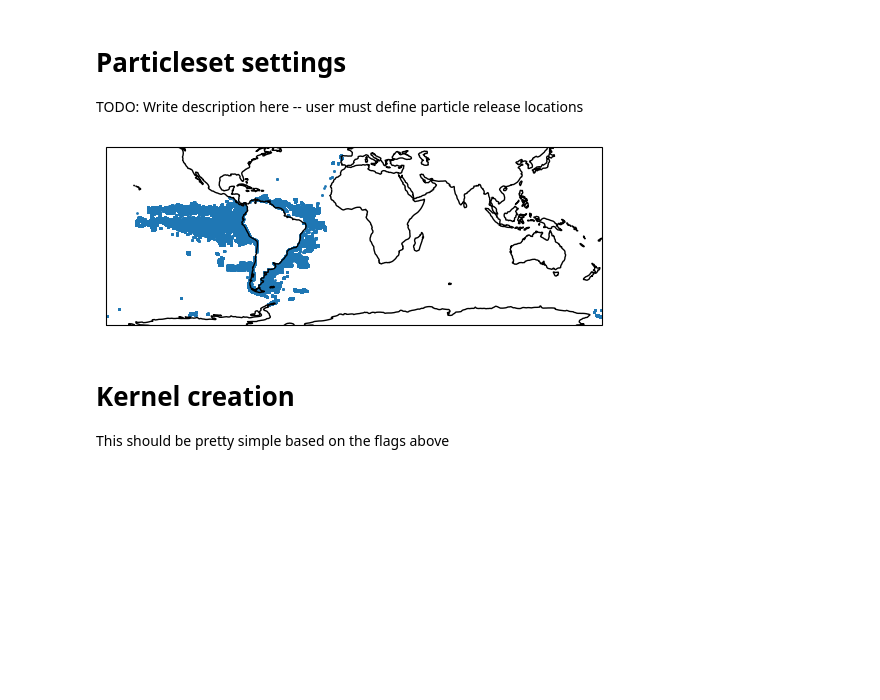
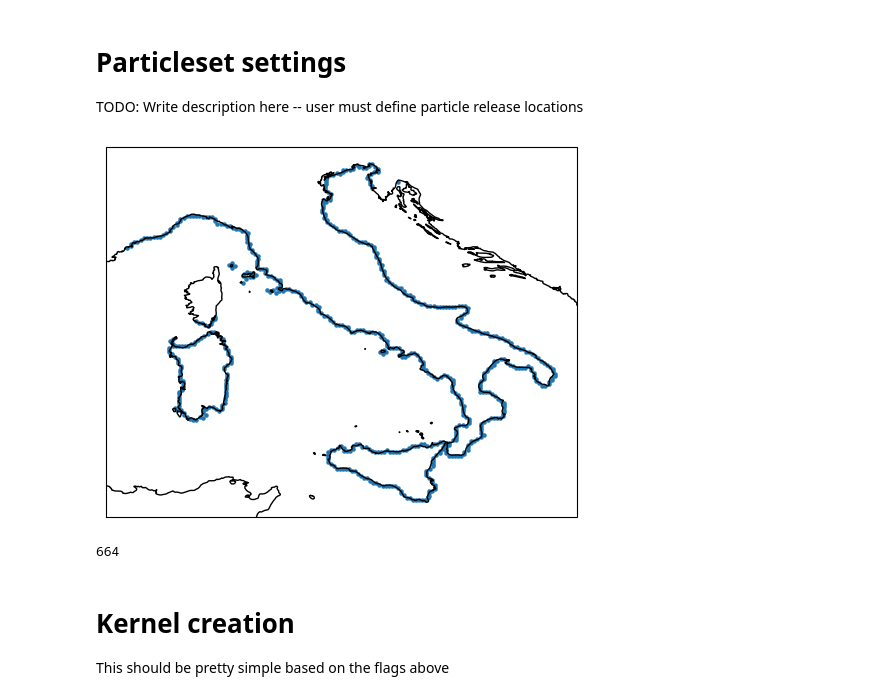
Before and after one commit to fanqi203/plasticparcels, a Jupyter notebook: src/trajectory/testing_release_locations.ipynb, the cells around one changed output. Saved outputs shown, nothing was run; the diff lists cells and outputs as text; code cells hidden in the pictures; blank space fills up the shorter version.

```diff
--- a/src/trajectory/testing_release_locations.ipynb
+++ b/src/trajectory/testing_release_locations.ipynb
@@ -100,6 +96,7 @@ def create_particleset_from_file(fieldset, particle_settings):
         particle_locations = particle_locations[particle_locations['Economic status'] == particle_settings['economicstatus']]
 
     particle_locations = particle_locations.groupby(['Longitude', 'Latitude'])[release_quantity_name].agg('sum').reset_index()
+    particle_locations = particle_locations[particle_locations[release_quantity_name]>0]
 
     depths = None
     times = None
@@ -211,15 +208,16 @@ array(['Africa', 'Antarctica', 'Asia', 'Europe', 'North America',
 TODO: Write description here -- user must define particle release locations
 # %%
 ## Set particle release locations
-release_type = 'fisheries' # {'coastal', 'rivers', 'fisheries'}
+release_type = 'coastal' # {'coastal', 'rivers', 'fisheries'}
 #country = 'Australia'
-continent = 'South America'
+#continent = 'Europe'
+country='Italy'
 windage_coefficient = 0.01
 particle_diameter = 0.001
 particle_density = 1032.
 particle_settings.update({'release_type': release_type, # The type of particle releases
-                          #'country': country,
-                          'continent': continent,
+                          'country': country,
+                          #'continent': continent,
                           'windage_coefficient': windage_coefficient, # A float or Nx1 array of windage coefficients, values in [0,1] [percent of wind speed]
                           'particle_density': particle_density, # A float or Nx1 array of particle densities [kg m-3]
                           'particle_diameter': particle_diameter, # A float or Nx1 array of particle lengths [m]
@@ -230,12 +228,15 @@ pset = create_particleset_from_file(fieldset, particle_settings)
 # %%
 fig = plt.figure()
 ax = plt.axes(projection=ccrs.PlateCarree())
-ax.scatter(pset.lon, pset.lat, transform=ccrs.PlateCarree(), s=1)
+ax.scatter(pset.lon, pset.lat, transform=ccrs.PlateCarree(), s=5)
 ax.coastlines()
-#ax.set_extent([np.min(pset.lon)-25, np.max(pset.lon)+25, np.min(pset.lat)-25, np.max(pset.lat)+25])
 plt.show()
 # %% [output]
-[figure, old version]
+[figure, new version]
+# %%
+len(pset)
+# %% [output]
+664
 # %% [markdown]
 # Kernel creation
 This should be pretty simple based on the flags above
```
Also changed, not shown: parts of 2 cells of this notebook.
